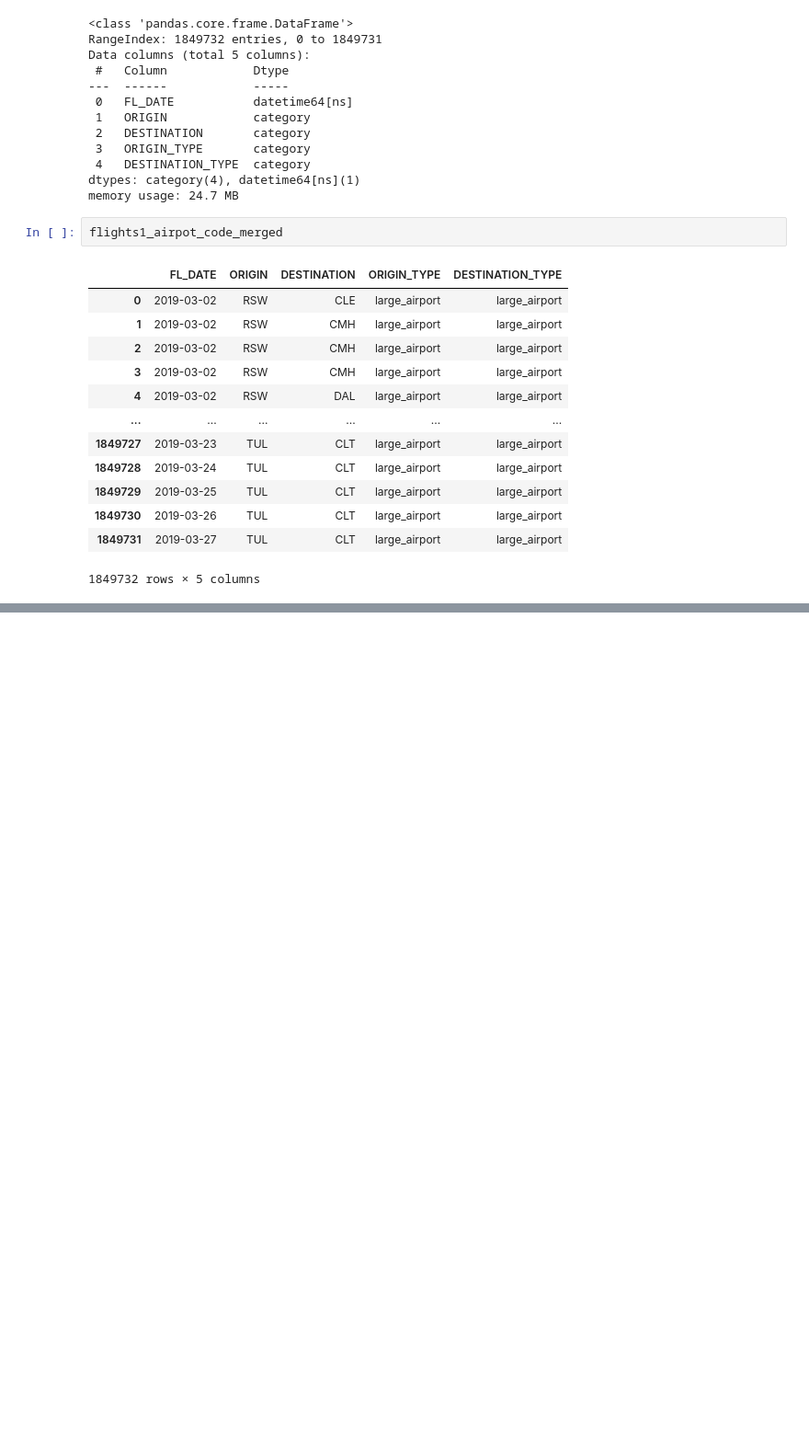
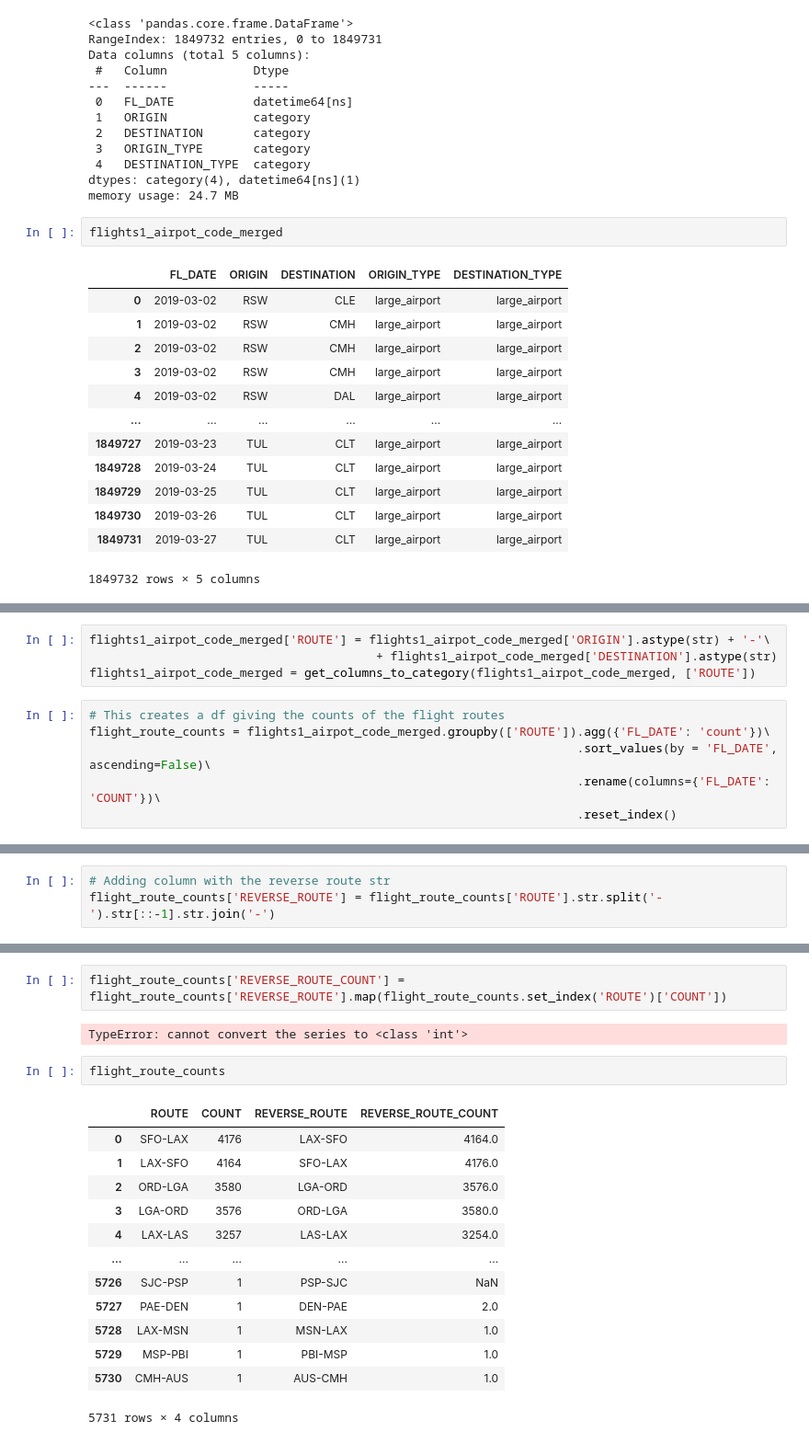
Before and after one commit to jt-hunter/Datachallenge, a Jupyter notebook: James Taylor Data Challenge.ipynb, the cells around one changed output, grey strips where cells are left out. Shown at 92% size. Cells and saved outputs as stored; diff of their text form; blank space fills up the shorter version.

```diff
--- a/James Taylor Data Challenge.ipynb
+++ b/James Taylor Data Challenge.ipynb
@@ -682,0 +525,10 @@ print(round_trip_df)
+# %%
+flights1_airpot_code_merged['ROUTE'] = flights1_airpot_code_merged['ORIGIN'].astype(str) + '-'\
+                                        + flights1_airpot_code_merged['DESTINATION'].astype(str)
+flights1_airpot_code_merged = get_columns_to_category(flights1_airpot_code_merged, ['ROUTE'])
+# %%
+# This creates a df giving the counts of the flight routes
+flight_route_counts = flights1_airpot_code_merged.groupby(['ROUTE']).agg({'FL_DATE': 'count'})\
+                                                                    .sort_values(by = 'FL_DATE', ascending=False)\
+                                                                    .rename(columns={'FL_DATE': 'COUNT'})\
+                                                                    .reset_index()
@@ -682,0 +551,3 @@ print(round_trip_df)
+# %%
+# Adding column with the reverse route str
+flight_route_counts['REVERSE_ROUTE'] = flight_route_counts['ROUTE'].str.split('-').str[::-1].str.join('-')
@@ -682,0 +570,20 @@ print(round_trip_df)
+# %%
+flight_route_counts['REVERSE_ROUTE_COUNT'] = flight_route_counts['REVERSE_ROUTE'].map(flight_route_counts.set_index('ROUTE')['COUNT'])
+# %% [output]
+TypeError: cannot convert the series to <class 'int'>
+# %%
+flight_route_counts
+# %% [output]
+|  | ROUTE | COUNT | REVERSE_ROUTE | REVERSE_ROUTE_COUNT |
+| 0 | SFO-LAX | 4176 | LAX-SFO | 4164.0 |
+| 1 | LAX-SFO | 4164 | SFO-LAX | 4176.0 |
+| 2 | ORD-LGA | 3580 | LGA-ORD | 3576.0 |
+| 3 | LGA-ORD | 3576 | ORD-LGA | 3580.0 |
+| 4 | LAX-LAS | 3257 | LAS-LAX | 3254.0 |
+| ... | ... | ... | ... | ... |
+| 5726 | SJC-PSP | 1 | PSP-SJC | NaN |
+| 5727 | PAE-DEN | 1 | DEN-PAE | 2.0 |
+| 5728 | LAX-MSN | 1 | MSN-LAX | 1.0 |
+| 5729 | MSP-PBI | 1 | PBI-MSP | 1.0 |
+| 5730 | CMH-AUS | 1 | AUS-CMH | 1.0 |
+5731 rows × 4 columns
```
Also changed, not shown: parts of 19 cells of this notebook.
